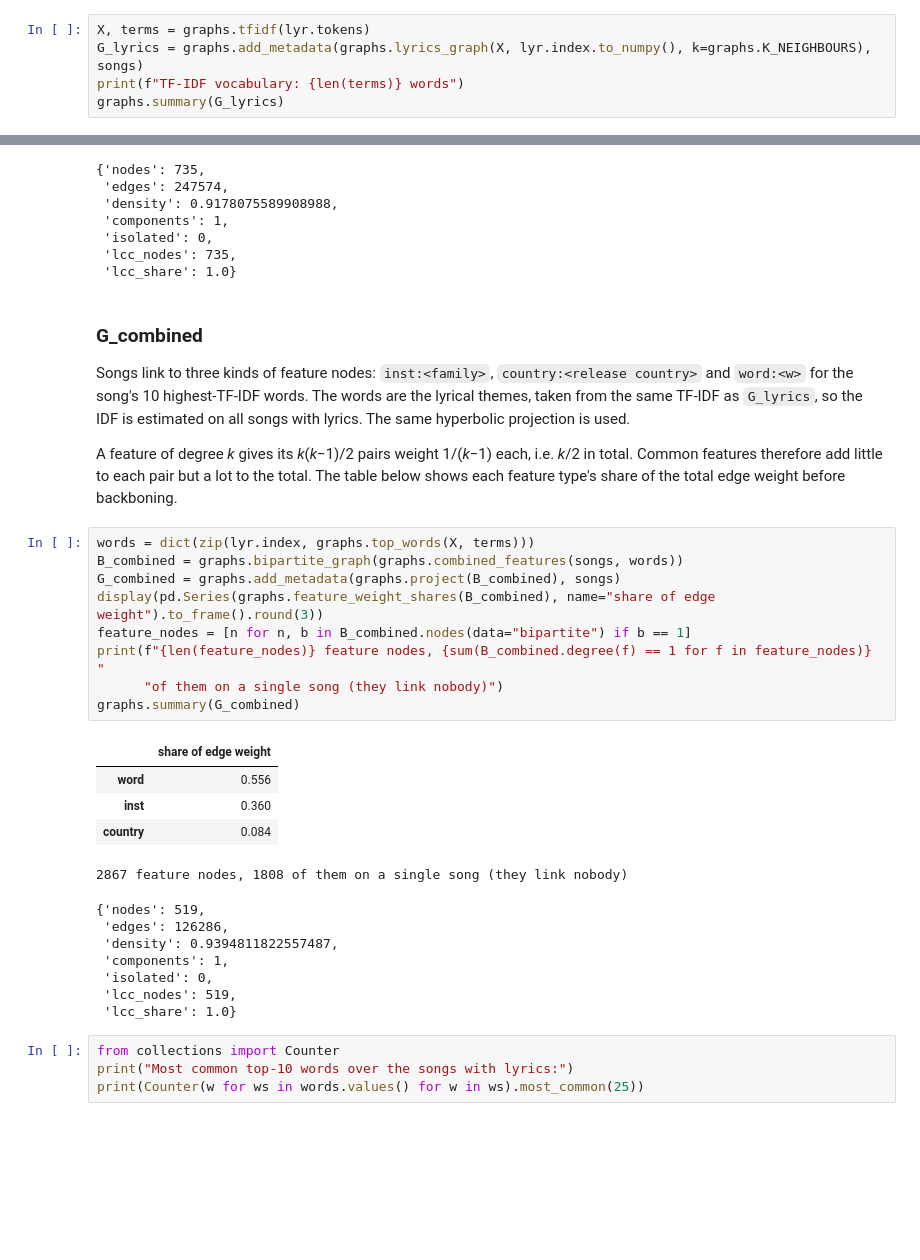
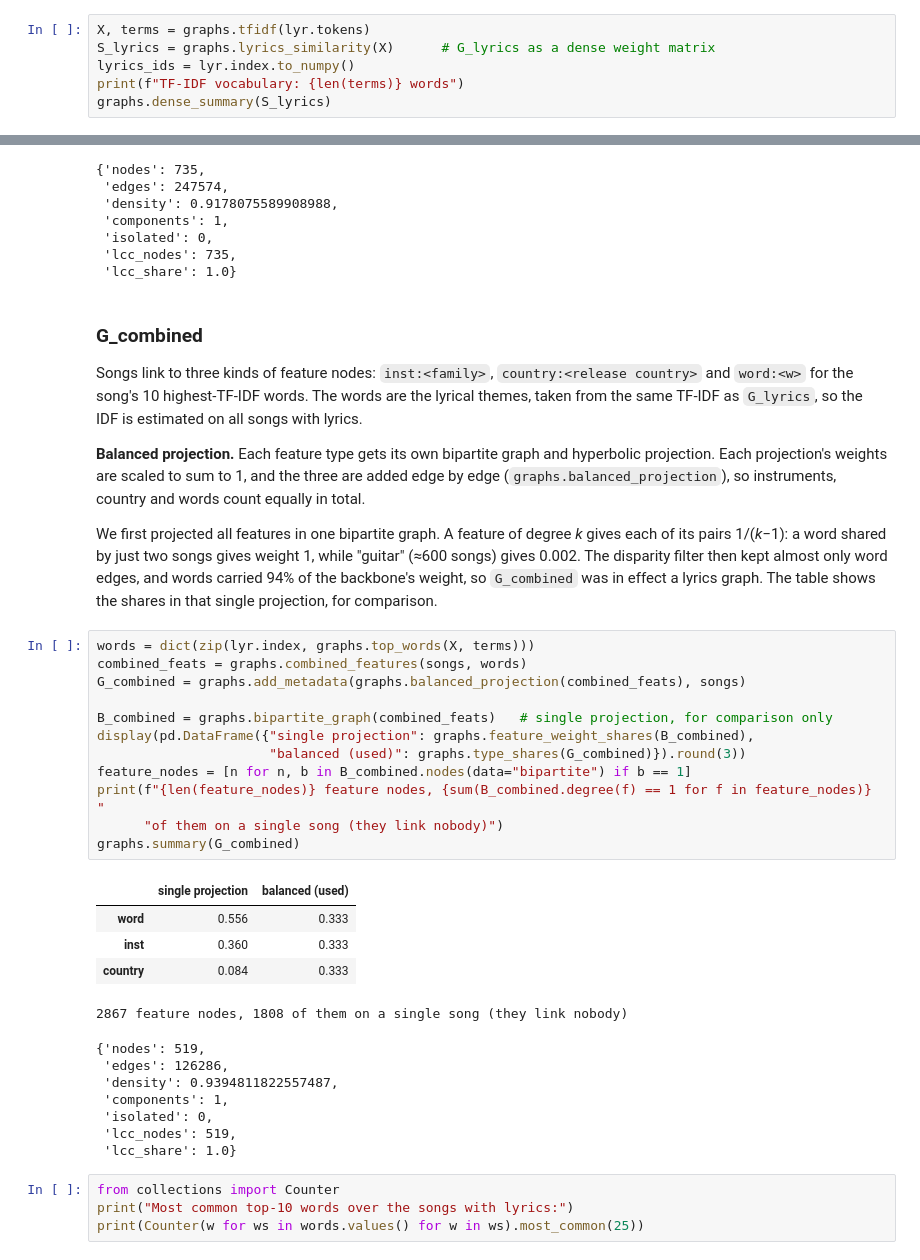
Before and after one commit to CRisager/SocialGraphs_FinalProject, a Jupyter notebook: notebooks/analysis.ipynb, the cells around one changed output, grey strips where cells are left out. Drawn from its saved outputs; the diff is of its cells as text; blank space fills up the shorter version.

```diff
--- a/notebooks/analysis.ipynb
+++ b/notebooks/analysis.ipynb
@@ -86,8 +95,9 @@ Almost every pair of songs shares some word: the full similarity matrix is 91% n
 # %%
 X, terms = graphs.tfidf(lyr.tokens)
-G_lyrics = graphs.add_metadata(graphs.lyrics_graph(X, lyr.index.to_numpy(), k=graphs.K_NEIGHBOURS), songs)
+S_lyrics = graphs.lyrics_similarity(X)      # G_lyrics as a dense weight matrix
+lyrics_ids = lyr.index.to_numpy()
 print(f"TF-IDF vocabulary: {len(terms)} words")
-graphs.summary(G_lyrics)
+graphs.dense_summary(S_lyrics)
 # %% [output]
 TF-IDF vocabulary: 6942 words
 {'nodes': 3227,
@@ -116,23 +126,28 @@ graphs.summary(G_instruments)
 # %% [markdown]
 ### G_combined
 
-Songs link to three kinds of feature nodes: `inst:<family>`, `country:<release country>` and `word:<w>` for the song's 10 highest-TF-IDF words. The words are the lyrical themes, taken from the same TF-IDF as `G_lyrics`, so the IDF is estimated on all songs with lyrics. The same hyperbolic projection is used.
+Songs link to three kinds of feature nodes: `inst:<family>`, `country:<release country>` and `word:<w>` for the song's 10 highest-TF-IDF words. The words are the lyrical themes, taken from the same TF-IDF as `G_lyrics`, so the IDF is estimated on all songs with lyrics.
 
-A feature of degree *k* gives its *k*(*k*−1)/2 pairs weight 1/(*k*−1) each, i.e. *k*/2 in total. Common features therefore add little to each pair but a lot to the total. The table below shows each feature type's share of the total edge weight before backboning.
+**Balanced projection.** Each feature type gets its own bipartite graph and hyperbolic projection. Each projection's weights are scaled to sum to 1, and the three are added edge by edge (`graphs.balanced_projection`), so instruments, country and words count equally in total.
+
+We first projected all features in one bipartite graph. A feature of degree *k* gives each of its pairs 1/(*k*−1): a word shared by just two songs gives weight 1, while "guitar" (≈600 songs) gives 0.002. The disparity filter then kept almost only word edges, and words carried 94% of the backbone's weight, so `G_combined` was in effect a lyrics graph. The table shows the shares in that single projection, for comparison.
 # %%
 words = dict(zip(lyr.index, graphs.top_words(X, terms)))
-B_combined = graphs.bipartite_graph(graphs.combined_features(songs, words))
-G_combined = graphs.add_metadata(graphs.project(B_combined), songs)
-display(pd.Series(graphs.feature_weight_shares(B_combined), name="share of edge weight").to_frame().round(3))
+combined_feats = graphs.combined_features(songs, words)
+G_combined = graphs.add_metadata(graphs.balanced_projection(combined_feats), songs)
+
+B_combined = graphs.bipartite_graph(combined_feats)   # single projection, for comparison only
+display(pd.DataFrame({"single projection": graphs.feature_weight_shares(B_combined),
+                      "balanced (used)": graphs.type_shares(G_combined)}).round(3))
 feature_nodes = [n for n, b in B_combined.nodes(data="bipartite") if b == 1]
 print(f"{len(feature_nodes)} feature nodes, {sum(B_combined.degree(f) == 1 for f in feature_nodes)} "
       "of them on a single song (they link nobody)")
 graphs.summary(G_combined)
 # %% [output]
-|  | share of edge weight |
-| word | 0.556 |
-| inst | 0.360 |
-| country | 0.084 |
+|  | single projection | balanced (used) |
+| word | 0.556 | 0.333 |
+| inst | 0.360 | 0.333 |
+| country | 0.084 | 0.333 |
 2867 feature nodes, 1808 of them on a single song (they link nobody)
 {'nodes': 519,
  'edges': 126286,
```
Also changed, not shown: parts of 12 cells of this notebook, 10 other files.
